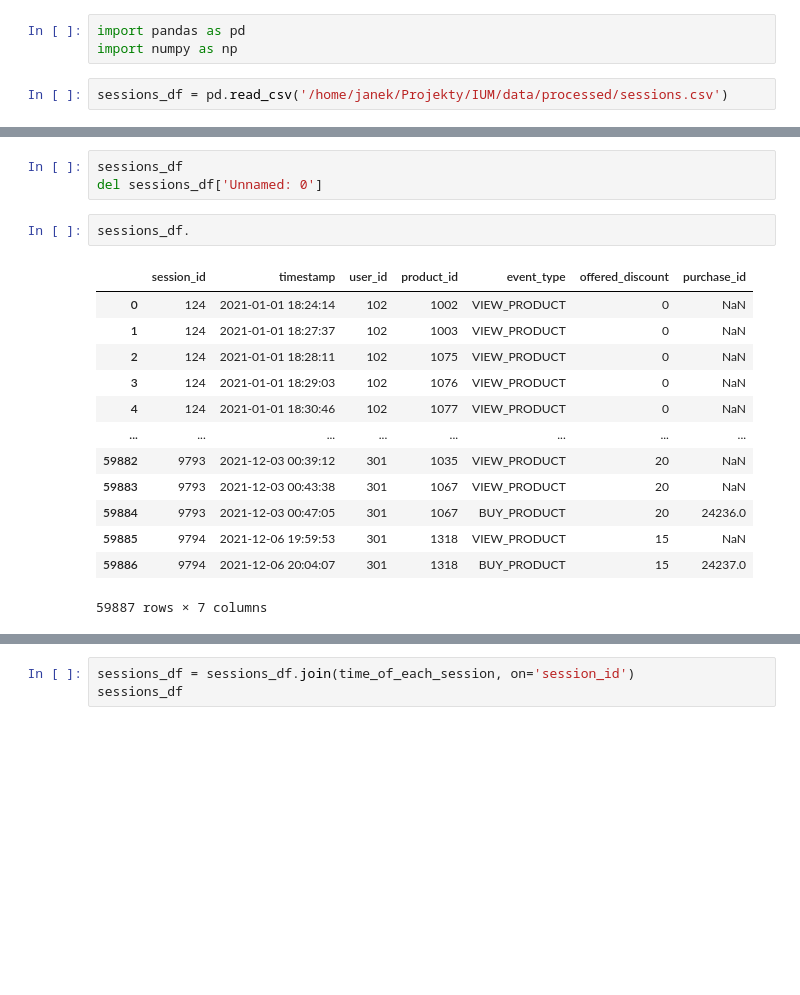
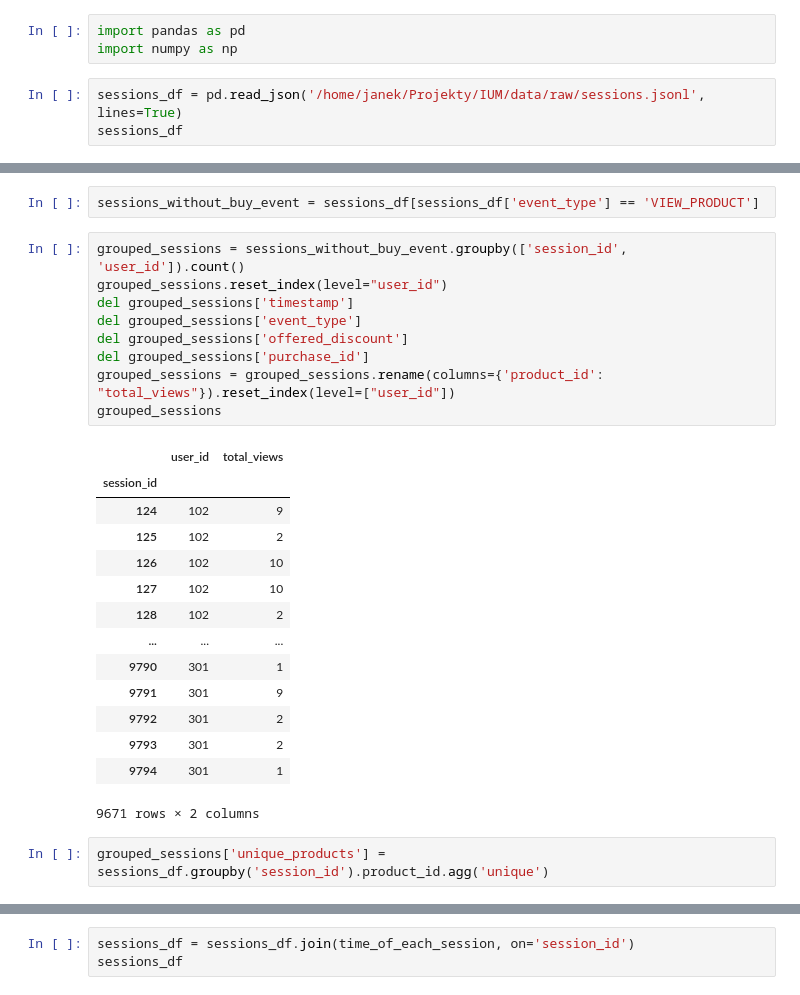
Before and after one commit to jfpio/IUM-Projekt, a Jupyter notebook: notebooks/processing_sessions_data.ipynb, the cells around one changed output, grey strips where cells are left out. Drawn from its saved outputs; the diff is of its cells as text; blank space fills up the shorter version.

```diff
--- a/notebooks/processing_sessions_data.ipynb
+++ b/notebooks/processing_sessions_data.ipynb
@@ -2,4 +2,5 @@
 import pandas as pd
 import numpy as np
 # %%
-sessions_df = pd.read_csv('/home/janek/Projekty/IUM/data/processed/sessions.csv')
+sessions_df = pd.read_json('/home/janek/Projekty/IUM/data/raw/sessions.jsonl', lines=True)
+sessions_df
@@ -6,19 +21,28 @@ sessions_df = pd.read_csv('/home/janek/Projekty/IUM/data/processed/sessions.csv'
-# %%
-sessions_df
-del sessions_df['Unnamed: 0']
+# %%
+sessions_without_buy_event = sessions_df[sessions_df['event_type'] == 'VIEW_PRODUCT']
 # %%
-sessions_df.
+grouped_sessions = sessions_without_buy_event.groupby(['session_id', 'user_id']).count()
+grouped_sessions.reset_index(level="user_id")
+del grouped_sessions['timestamp']
+del grouped_sessions['event_type']
+del grouped_sessions['offered_discount']
+del grouped_sessions['purchase_id']
+grouped_sessions = grouped_sessions.rename(columns={'product_id': "total_views"}).reset_index(level=["user_id"])
+grouped_sessions
 # %% [output]
-|  | session_id | timestamp | user_id | product_id | event_type | offered_discount | purchase_id |
-| 0 | 124 | 2021-01-01 18:24:14 | 102 | 1002 | VIEW_PRODUCT | 0 | NaN |
-| 1 | 124 | 2021-01-01 18:27:37 | 102 | 1003 | VIEW_PRODUCT | 0 | NaN |
-| 2 | 124 | 2021-01-01 18:28:11 | 102 | 1075 | VIEW_PRODUCT | 0 | NaN |
-| 3 | 124 | 2021-01-01 18:29:03 | 102 | 1076 | VIEW_PRODUCT | 0 | NaN |
-| 4 | 124 | 2021-01-01 18:30:46 | 102 | 1077 | VIEW_PRODUCT | 0 | NaN |
-| ... | ... | ... | ... | ... | ... | ... | ... |
-| 59882 | 9793 | 2021-12-03 00:39:12 | 301 | 1035 | VIEW_PRODUCT | 20 | NaN |
-| 59883 | 9793 | 2021-12-03 00:43:38 | 301 | 1067 | VIEW_PRODUCT | 20 | NaN |
-| 59884 | 9793 | 2021-12-03 00:47:05 | 301 | 1067 | BUY_PRODUCT | 20 | 24236.0 |
-| 59885 | 9794 | 2021-12-06 19:59:53 | 301 | 1318 | VIEW_PRODUCT | 15 | NaN |
-| 59886 | 9794 | 2021-12-06 20:04:07 | 301 | 1318 | BUY_PRODUCT | 15 | 24237.0 |
+|  | user_id | total_views |
+| session_id |  |  |
+| 124 | 102 | 9 |
+| 125 | 102 | 2 |
+| 126 | 102 | 10 |
+| 127 | 102 | 10 |
+| 128 | 102 | 2 |
+| ... | ... | ... |
+| 9790 | 301 | 1 |
+| 9791 | 301 | 9 |
+| 9792 | 301 | 2 |
+| 9793 | 301 | 2 |
+| 9794 | 301 | 1 |
-59887 rows × 7 columns
+9671 rows × 2 columns
+# %%
+grouped_sessions['unique_products'] = sessions_df.groupby('session_id').product_id.agg('unique')
```
Also changed, not shown: parts of 7 cells of this notebook, 1 other file.
